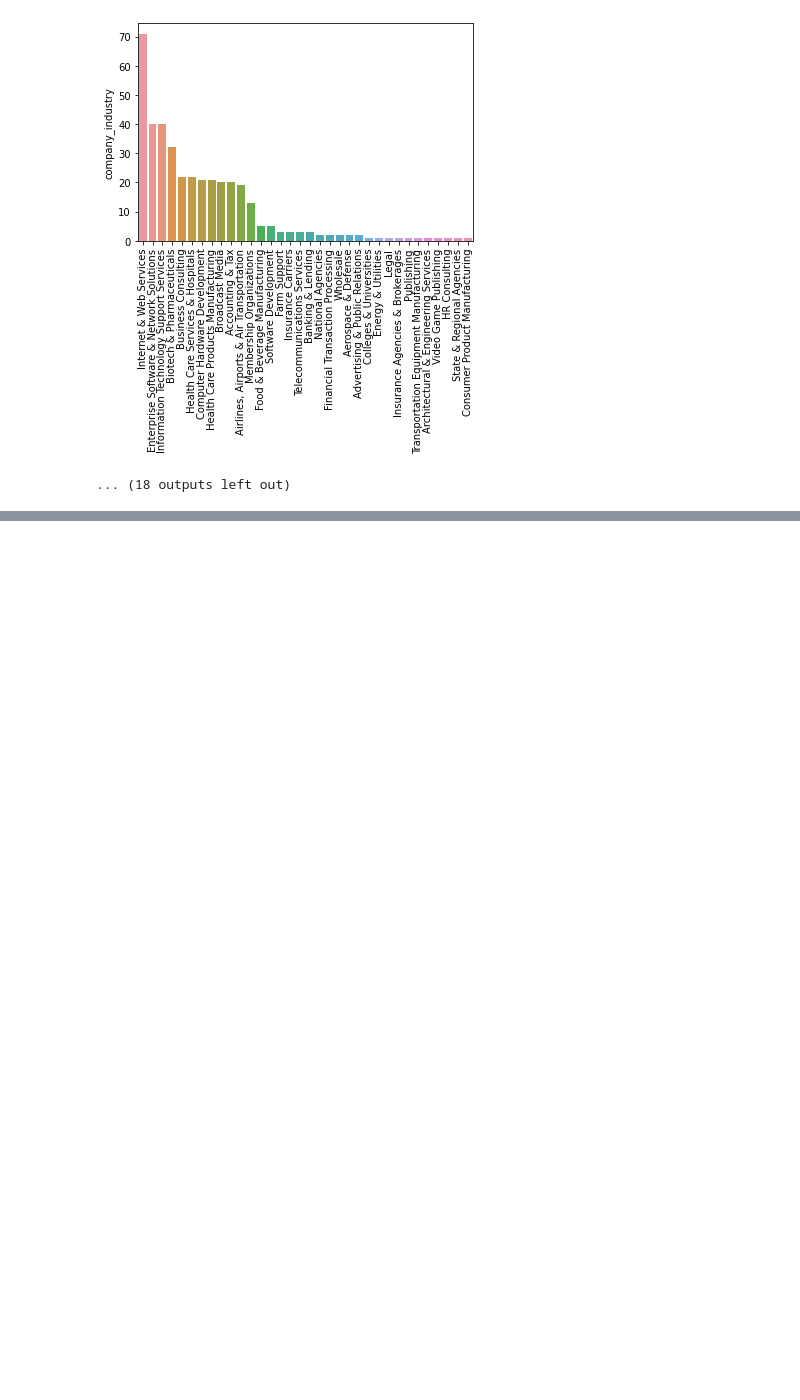
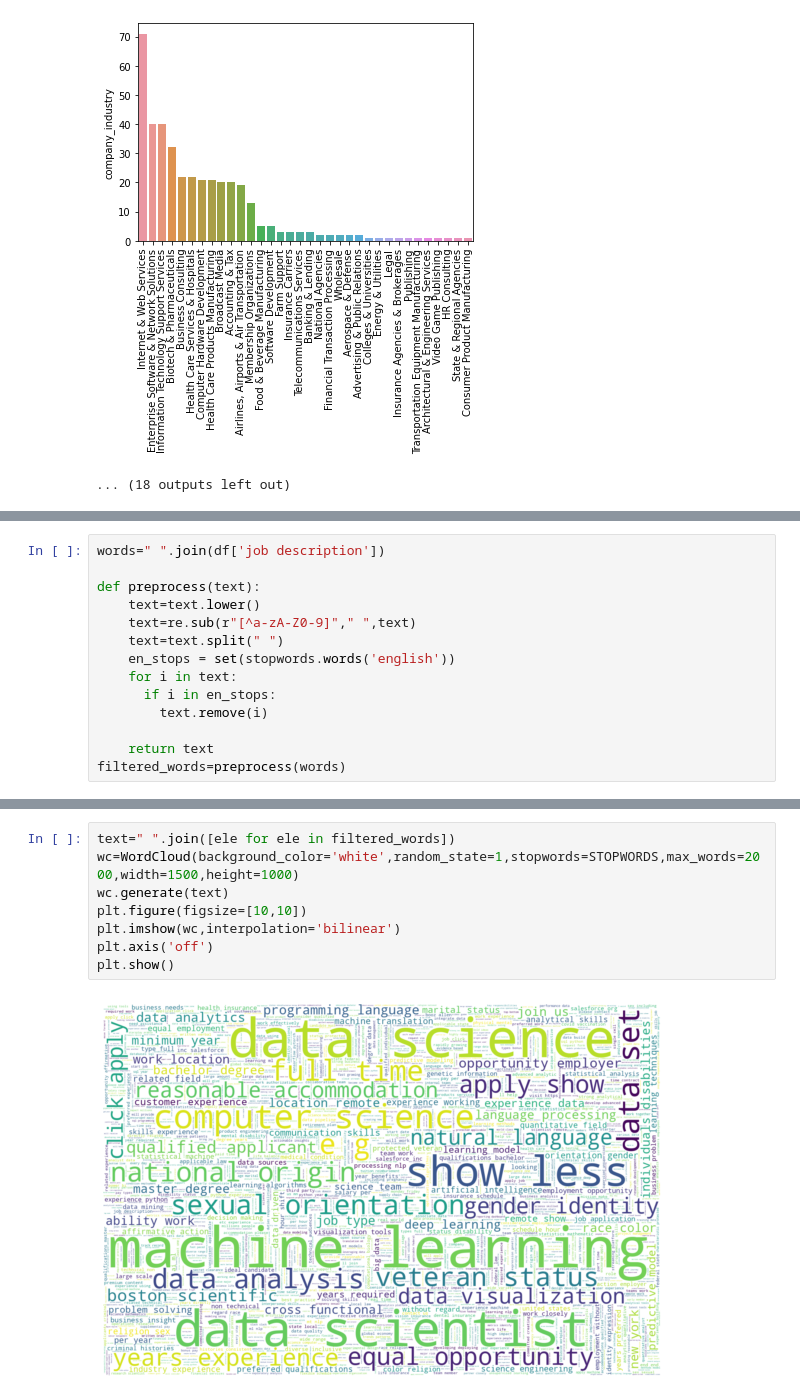
Before and after one commit to mohamedsiika/Jobs_salary_Prediction, a Jupyter notebook: EDA.ipynb, the cells around one changed output, grey strips where cells are left out. Cells and saved outputs as stored; diff of their text form; blank space fills up the shorter version.

```diff
--- a/EDA.ipynb
+++ b/EDA.ipynb
@@ -190,0 +245,14 @@ graph for company_industry
+# %%
+words=" ".join(df['job description'])
+
+def preprocess(text):
+    text=text.lower()
+    text=re.sub(r"[^a-zA-Z0-9]"," ",text)
+    text=text.split(" ")
+    en_stops = set(stopwords.words('english'))
+    for i in text:
+      if i in en_stops:
+        text.remove(i)
+
+    return text
+filtered_words=preprocess(words)
@@ -190,0 +279,10 @@ graph for company_industry
+# %%
+text=" ".join([ele for ele in filtered_words])
+wc=WordCloud(background_color='white',random_state=1,stopwords=STOPWORDS,max_words=2000,width=1500,height=1000)
+wc.generate(text)
+plt.figure(figsize=[10,10])
+plt.imshow(wc,interpolation='bilinear')
+plt.axis('off')
+plt.show()
+# %% [output]
+[figure, added]
```
Also changed, not shown: parts of 5 cells of this notebook.
